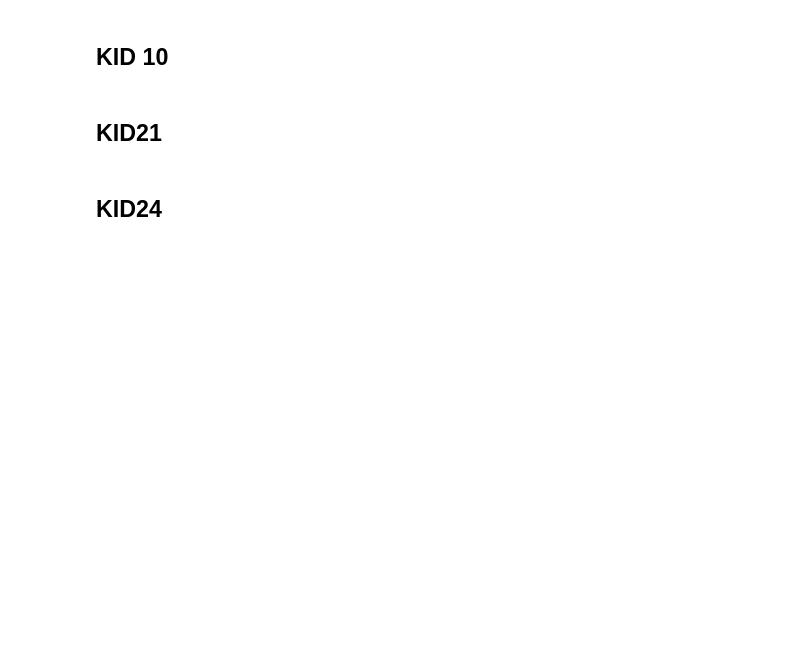
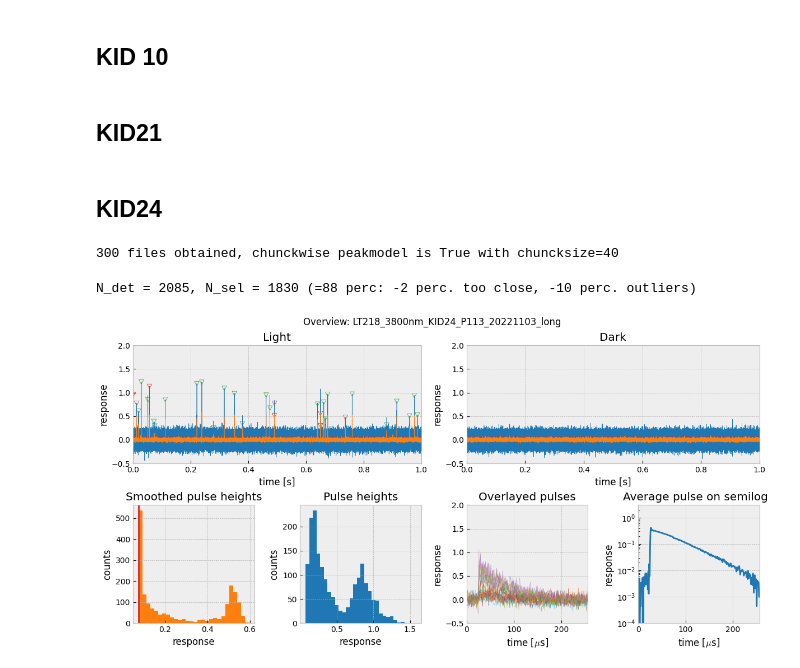
Before and after one commit to wilbertras/python-pulse-analysis, a Jupyter notebook: Data analysis scripts/LT218_38um.ipynb, the cells around one changed output. Drawn from its saved outputs; the diff is of its cells as text; code cells hidden in the pictures; blank space fills up the shorter version.

Commit message:
added more data

```diff
--- a/Data analysis scripts/LT218_38um.ipynb
+++ b/Data analysis scripts/LT218_38um.ipynb
@@ -37,3 +81,27 @@ mkid.initiate(settings,f,binsize=0.1,dpulse=None,plot_pulse=5, below=.1)
 mkid.overview(settings, f, redo_peak_model=True, save=False, figpath='../Results/')
 # %% [markdown]
 ## KID24
+# %%
+light_dir = "D:/Data/LT218Chip1_BF_20221103_MIR3_8/12KIDs mono on 3800 long/TD_Power"
+dark_dir = "D:/Data/LT218Chip1_BF_20221103_MIR3_8/12KIDs mono off/TD_Power"
+LT = 218
+wavelength = 3800
+kid_nr = 24
+pread = 113
+comment = '20221103_long'
+chuncksize = 40
+LT218_KID24_P113 = MKID(LT, wavelength, light_dir, dark_dir, kid_nr, pread, comment, chuncksize)
+# %% [output]
+300 files obtained, chunckwise peakmodel is True with chuncksize=40
+# %%
+mkid = LT218_KID24_P113      # choose the object you want to analyze
+psc = 0.075
+nsc = 0.075
+settings = {'sf':1e6,'coord':'smith','response':'X','pw':256,'sw':50,'window':'box','ssf':1,'buffer':0.125,'mph':psc,'mpp':psc,'noise_mph':nsc,'noise_mpp':nsc,
+            'nr_noise_segments':100,'binsize':0.02,'H_range':.17,'fit_T':[50, 150],'max_bw':10000,'tlim':[0, 1],'filter_std':5,'rise_offset':0.1}
+# %%
+# the mkid.initiate attribute is for quickly checking how the pulse selection and alignment is going. It will only analyze one chunck of binfiles that was set by the initiation of the object.
+mkid.initiate(settings,f,binsize=0.05,dpulse=100,plot_pulse=None, below=.1)
+# %% [output]
+N_det = 2085, N_sel = 1830 (=88 perc: -2 perc. too close, -10 perc. outliers)
+[figure, added]
```
Also changed, not shown: parts of 9 cells of this notebook, 10 other files.
